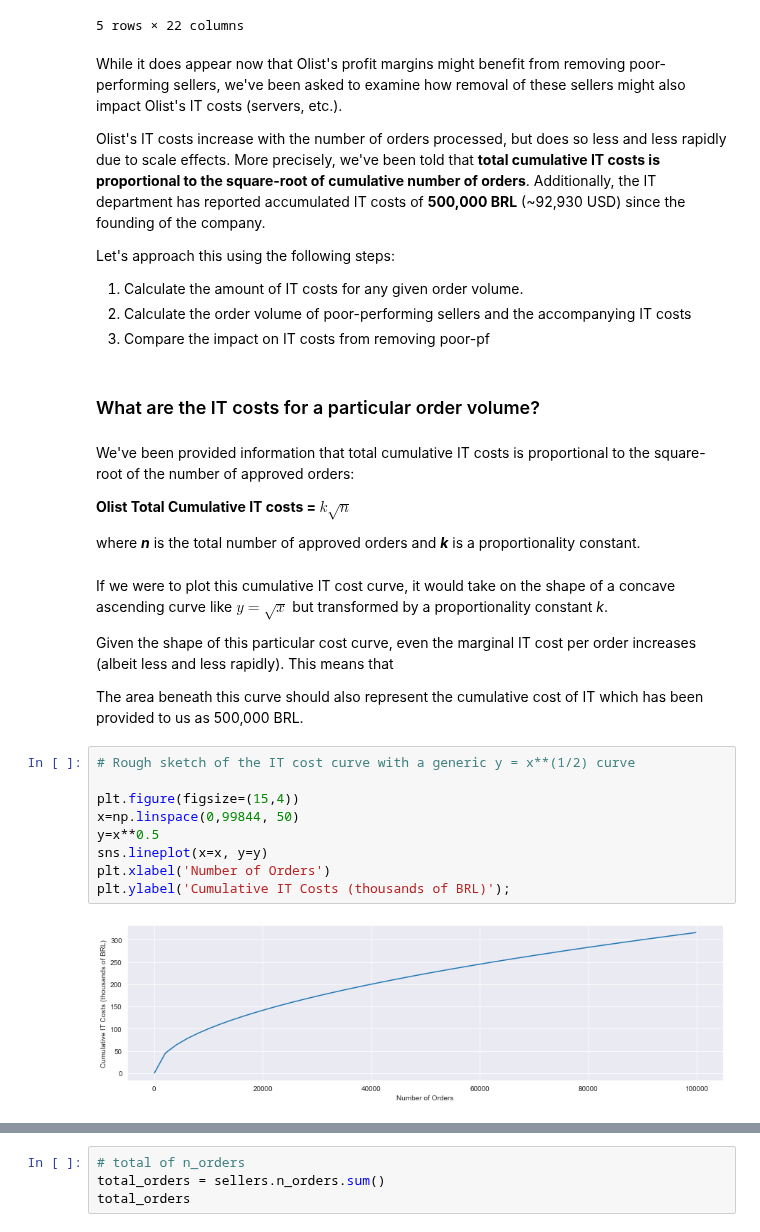
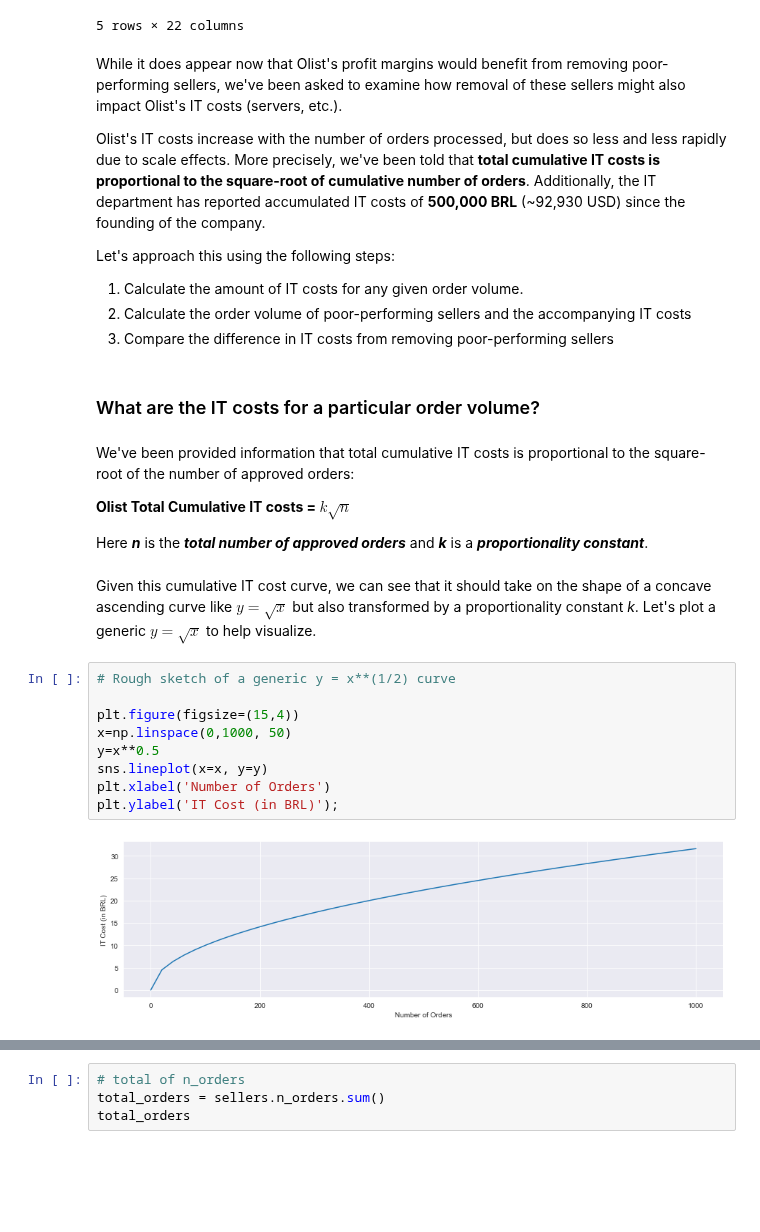
Before and after one commit to phlln/olist-analysis, a Jupyter notebook: notebooks/ceo_request-Phil-UPDATED.ipynb, the cells around one changed output, grey strips where cells are left out. Drawn from its saved outputs; the diff is of its cells as text; blank space fills up the shorter version.

```diff
--- a/notebooks/ceo_request-Phil-UPDATED.ipynb
+++ b/notebooks/ceo_request-Phil-UPDATED.ipynb
@@ -319,7 +318,7 @@ sellers.tail()
 | 2969 | 6560211a19b47992c3666cc44a7e94c0 | sao paulo | SP | 0.0 | 9.539486 | 2017-02-17 07:45:11 | ... |
 5 rows × 22 columns
 # %% [markdown]
-While it does appear now that Olist's profit margins might benefit from removing poor-performing sellers, we've been asked to examine how removal of these sellers might also impact Olist's IT costs (servers, etc.).
+While it does appear now that Olist's profit margins would benefit from removing poor-performing sellers, we've been asked to examine how removal of these sellers might also impact Olist's IT costs (servers, etc.).
 
 Olist's IT costs increase with the number of orders processed, but does so less and less rapidly due to scale effects. More precisely, we've been told that **total cumulative IT costs is proportional to the square-root of cumulative number of orders**. Additionally, the IT department has reported accumulated IT costs of **500,000 BRL** (~92,930 USD) since the founding of the company.
 
@@ -327,7 +326,7 @@ Let's approach this using the following steps:
 
 1. Calculate the amount of IT costs for any given order volume.
 2. Calculate the order volume of poor-performing sellers and the accompanying IT costs
-3. Compare the impact on IT costs from removing poor-pf
+3. Compare the difference in IT costs from removing poor-performing sellers
 # %% [markdown]
 ### What are the IT costs for a particular order volume?
 # %% [markdown]
@@ -335,22 +334,17 @@ We've been provided information that total cumulative IT costs is proportional t
 
 **Olist Total Cumulative IT costs = $k\sqrt{n}$**
 
-where ***n*** is the total number of approved orders and ***k*** is a proportionality constant.
+Here ***n*** is the ***total number of approved orders*** and ***k*** is a ***proportionality constant***.
-# %% [markdown]
-If we were to plot this cumulative IT cost curve, it would take on the shape of a concave ascending curve like $ y = \sqrt{x} $ but transformed by a proportionality constant *k*.
-
-
-Given the shape of this particular cost curve, even the marginal IT cost per order increases (albeit less and less rapidly). This means that
-
-The area beneath this curve should also represent the cumulative cost of IT which has been provided to us as 500,000 BRL.
+# %% [markdown]
+Given this cumulative IT cost curve, we can see that it should take on the shape of a concave ascending curve like $ y = \sqrt{x} $ but also transformed by a proportionality constant *k*. Let's plot a generic $ y = \sqrt{x} $ to help visualize.
 # %%
-# Rough sketch of the IT cost curve with a generic y = x**(1/2) curve
+# Rough sketch of a generic y = x**(1/2) curve
 
 plt.figure(figsize=(15,4))
-x=np.linspace(0,99844, 50)
+x=np.linspace(0,1000, 50)
 y=x**0.5
 sns.lineplot(x=x, y=y)
 plt.xlabel('Number of Orders')
-plt.ylabel('Cumulative IT Costs (thousands of BRL)');
+plt.ylabel('IT Cost (in BRL)');
 # %% [output]
-[figure, old version]
+[figure, new version]
```
Also changed, not shown: parts of 50 cells of this notebook.
